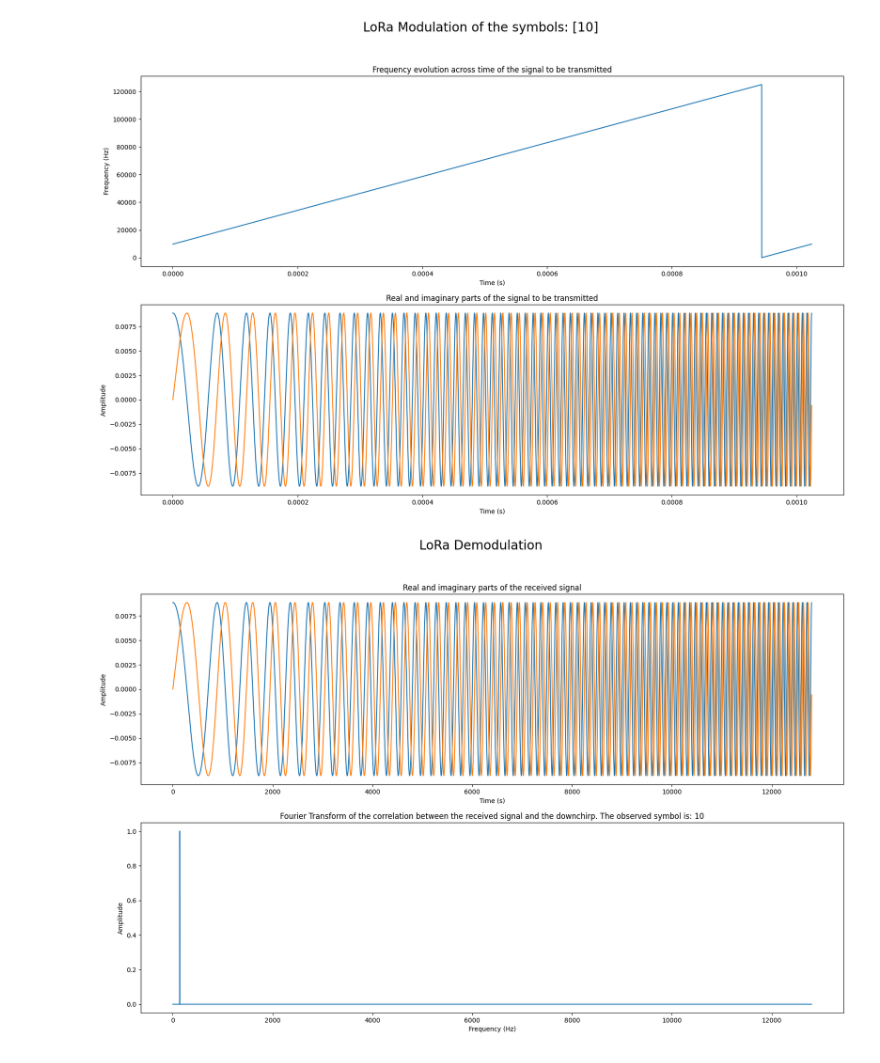
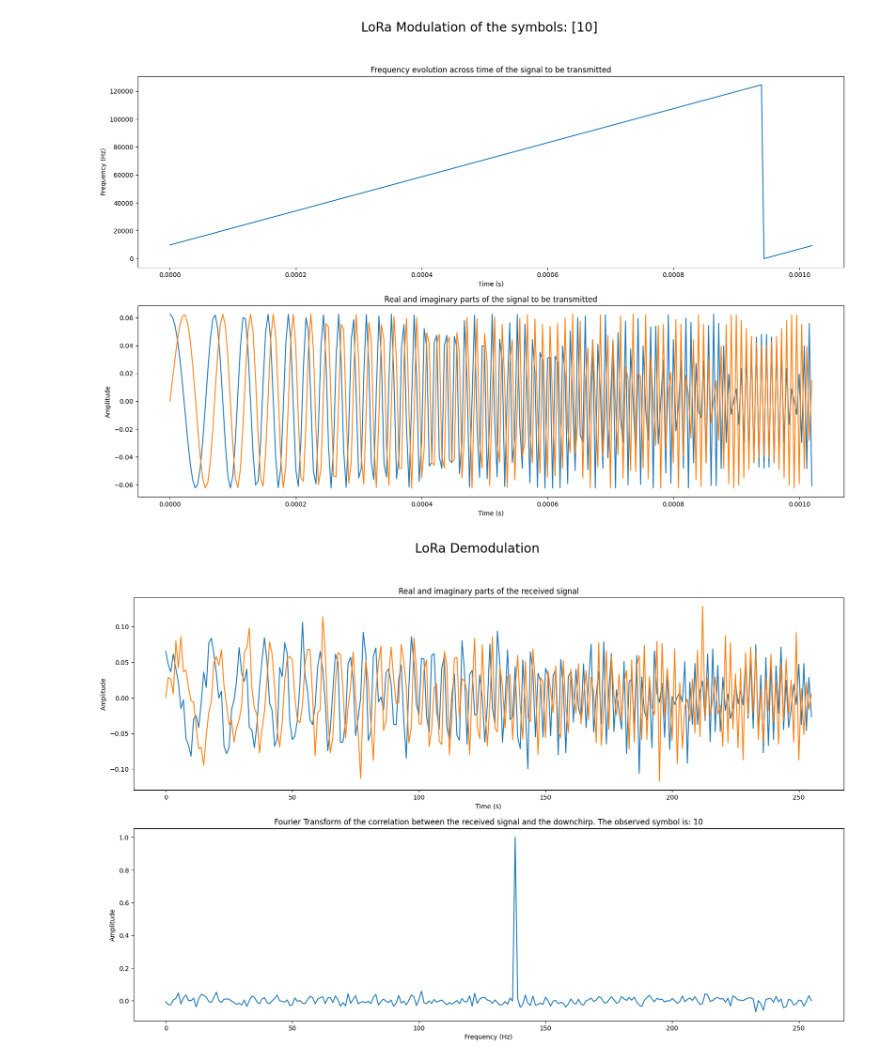
Before and after one commit to stefaema/LoRaSimulator, a Jupyter notebook: refining_1/v2.ipynb, the cells around one changed output. Saved outputs shown, nothing was run; the diff lists cells and outputs as text; code cells hidden in the pictures.

```diff
--- a/refining_1/v2.ipynb
+++ b/refining_1/v2.ipynb
@@ -245,16 +245,40 @@ class LoraDemodulator():
 
 
         return figure
+# %%
+def signal_power(signal):
+    # Calculate the signal power
+    P = np.mean(np.abs(signal)**2)
+    return P
+
+
+def generate_awgn(SNR, w):
+    # Check if SNR is given in dB, DB, or db and convert if necessary
+    if isinstance(SNR, str) and SNR.lower().endswith('db'):
+        # Extract the numeric part and convert from dB to linear scale
+        SNR_value = float(SNR[:-2])  # Remove the last two characters and convert to float
+        SNR_linear = 10 ** (SNR_value / 10)
+    else:
+        # Assume SNR is already in linear scale
+        SNR_linear = SNR
+
+    # Determine the noise power (variance)
+    variance = signal_power(w) / SNR_linear
+    std_dev = variance ** 0.5
+    # Generate noise
+    N = [np.random.normal(0, std_dev) + np.random.normal(0, std_dev)*1j for _ in w]
+    noisy_signal = [w[i] + N[i] for i in range(len(w))]
+    return noisy_signal, N, variance
 # %%
-lora_modulator = LoraModulator(7, 125e3, 100)
-lora_demodulator = LoraDemodulator(7, 125e3, 100)
+lora_modulator = LoraModulator(7, 125e3, 2)
+lora_demodulator = LoraDemodulator(7, 125e3, 2)
 symbol = [10]
 timeline, frequency_evolution, signal = lora_modulator.modulate_symbols(symbol, also_compute_frequency_evolution = True, plot = True)
 fig = lora_modulator.generate_modulation_plots(symbol, timeline, frequency_evolution, signal)
 plt.show()
-
+signal = generate_awgn('10dB', signal)[0]
 demodulated_symbols, fft = lora_demodulator.demodulate_single_symbol(signal, True)
 fig = lora_demodulator.generate_demodulation_plots(signal, fft)
 # %% [output]
-[figure, old version]
+[figure, new version]
-[figure, old version]
+[figure, new version]
```
Also changed, not shown: parts of 2 cells of this notebook, 1 other file.
